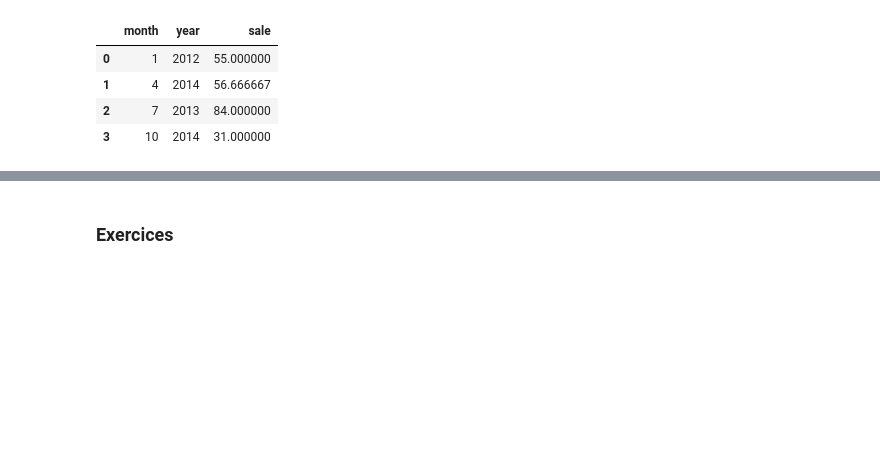
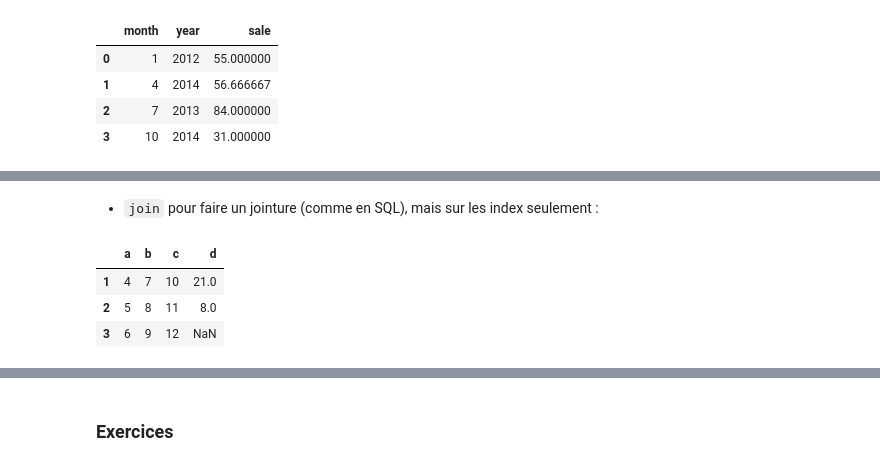
Before and after one commit to fadibadra/m1, a Jupyter notebook: tps/seance_5_pandas_matplotlib_seaborn/5.1 pandas.ipynb, the cells around one changed output, grey strips where cells are left out. Drawn from its saved outputs; the diff is of its cells as text; code cells hidden in the pictures; blank space fills up the shorter version.

```diff
--- a/tps/seance_5_pandas_matplotlib_seaborn/5.1 pandas.ipynb
+++ b/tps/seance_5_pandas_matplotlib_seaborn/5.1 pandas.ipynb
@@ -446,0 +463,10 @@ df.fillna(df.mean(0)['sale'])
+# %% [markdown]
+- `join` pour faire un jointure (comme en SQL), mais sur les index seulement :
+# %%
+d_df = pd.DataFrame([[21],[8]],index=[1,2],columns=['d'])
+df.join(d_df)
+# %% [output]
+|  | a | b | c | d |
+| 1 | 4 | 7 | 10 | 21.0 |
+| 2 | 5 | 8 | 11 | 8.0 |
+| 3 | 6 | 9 | 12 | NaN |
```
Also changed, not shown: parts of 12 cells of this notebook, 1 other file.
